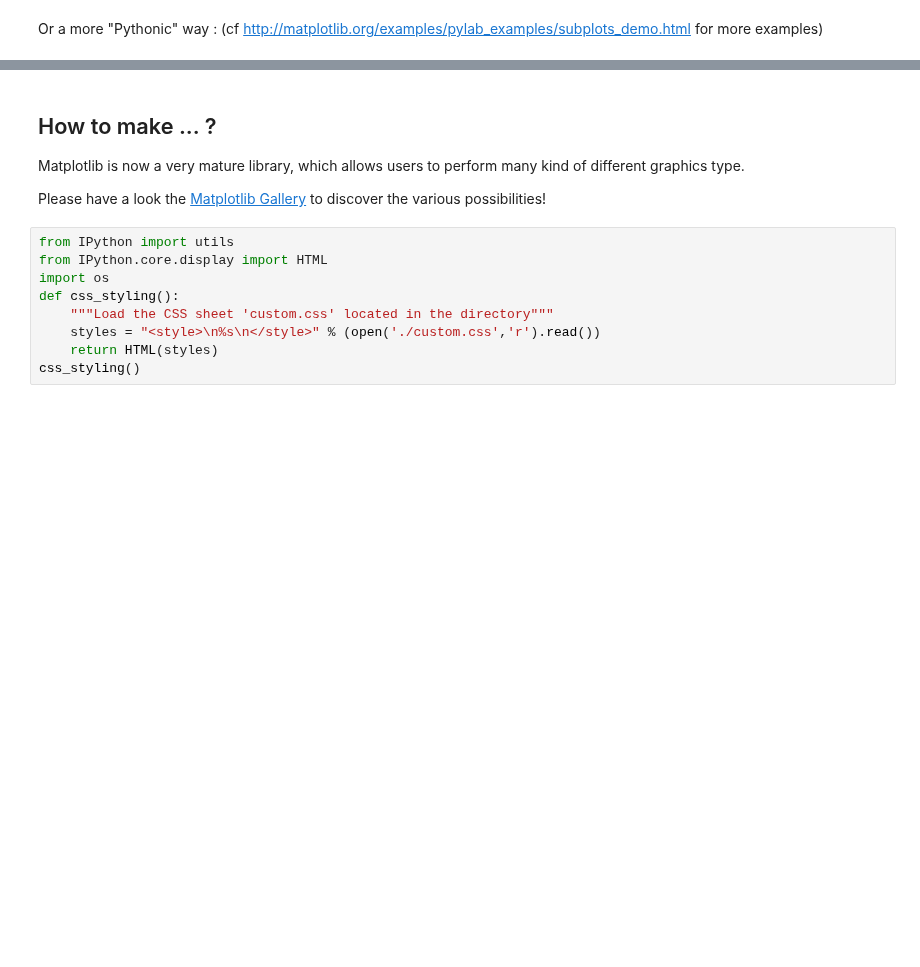
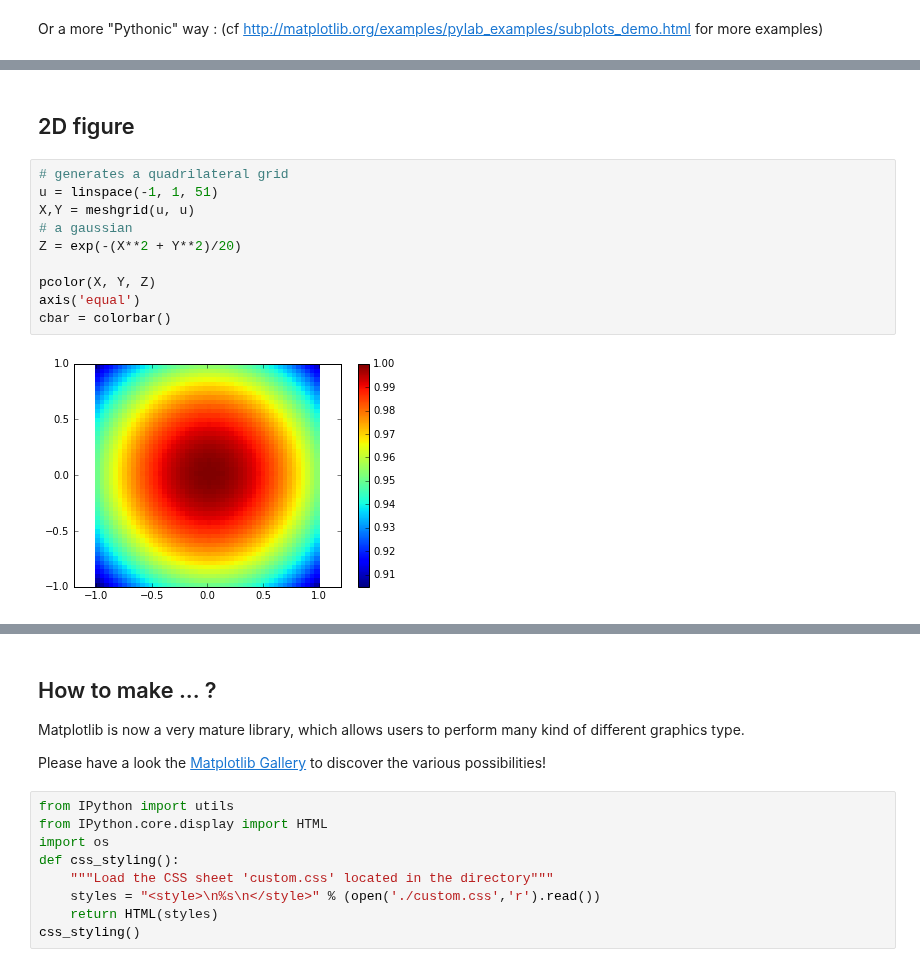
Before and after one commit to jhillairet/Python_Course_For_Fusion, a Jupyter notebook: Courses/Part4_plotting.ipynb, the cells around one changed output, grey strips where cells are left out. Drawn from its saved outputs; the diff is of its cells as text; blank space fills up the shorter version.

```diff
--- a/Courses/Part4_plotting.ipynb
+++ b/Courses/Part4_plotting.ipynb
@@ -143,0 +153,14 @@ xlabel('x axis is shared between the two figures', fontsize=14)
+# %% [markdown]
+## 2D figure
+# %%
+# generates a quadrilateral grid
+u = linspace(-1, 1, 51)
+X,Y = meshgrid(u, u)
+# a gaussian
+Z = exp(-(X**2 + Y**2)/20)
+
+pcolor(X, Y, Z)
+axis('equal')
+cbar = colorbar()
+# %% [output]
+[figure, added]
```
Also changed, not shown: parts of 13 cells of this notebook, 3 other files.
